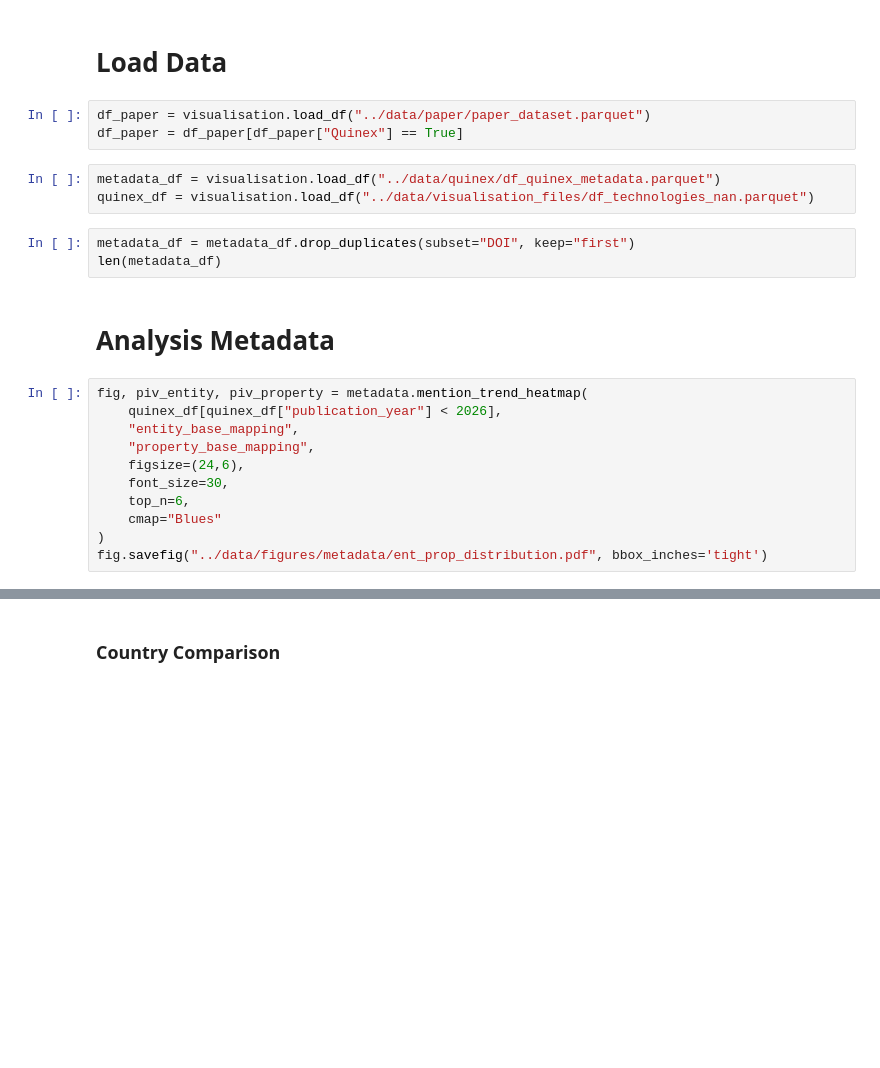
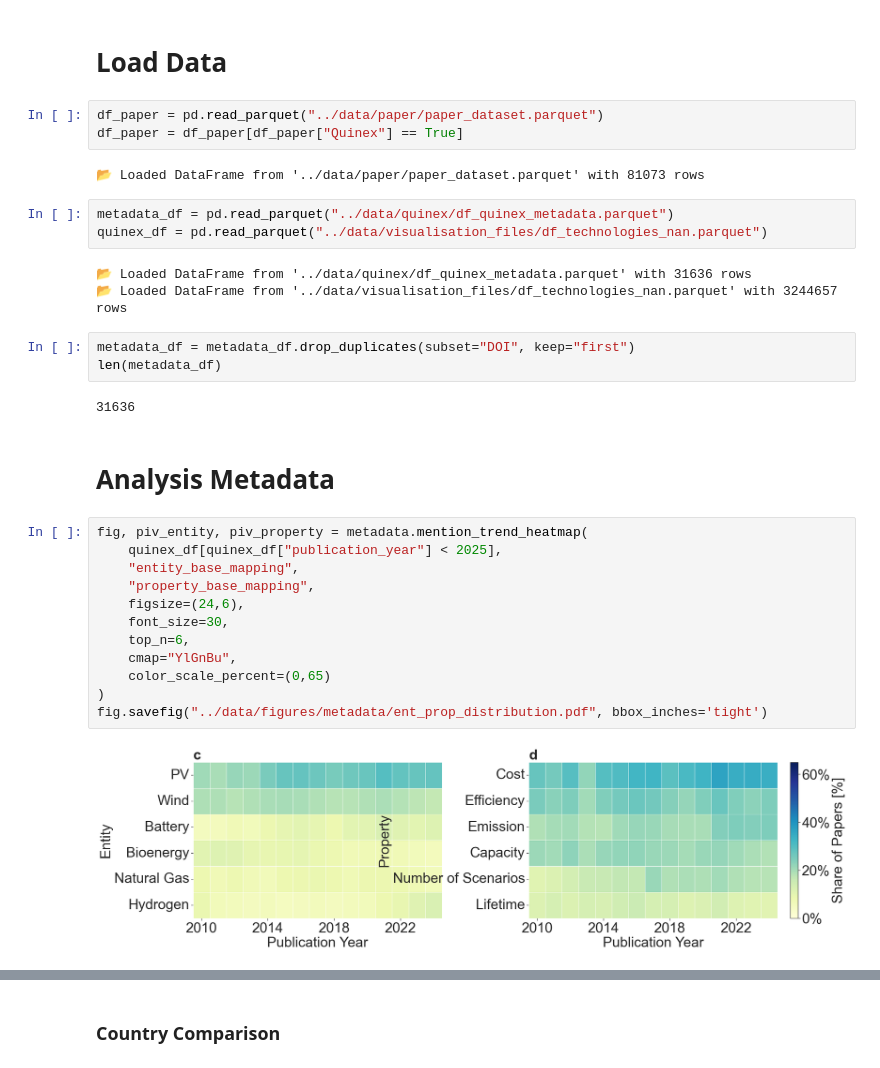
Before and after one commit to FZJ-IEK3-VSA/quinex-energy-system-studies, a Jupyter notebook: notebooks/Step4_MetadataVisualisation.ipynb, the cells around one changed output, grey strips where cells are left out. Saved outputs shown, nothing was run; the diff lists cells and outputs as text; blank space fills up the shorter version.

Commit message:
Adapted Dashboard and Resorted the visualisation functions

```diff
--- a/notebooks/Step4_MetadataVisualisation.ipynb
+++ b/notebooks/Step4_MetadataVisualisation.ipynb
@@ -12,24 +11,34 @@ metadata = VisualisationMetadata("../data/quinex/df_quinex_metadata_new.parquet"
 # %% [markdown]
 # **Load Data**
 # %%
-df_paper = visualisation.load_df("../data/paper/paper_dataset.parquet")
+df_paper = pd.read_parquet("../data/paper/paper_dataset.parquet")
 df_paper = df_paper[df_paper["Quinex"] == True]
+# %% [output]
+📂 Loaded DataFrame from '../data/paper/paper_dataset.parquet' with 81073 rows
 # %%
-metadata_df = visualisation.load_df("../data/quinex/df_quinex_metadata.parquet")
-quinex_df = visualisation.load_df("../data/visualisation_files/df_technologies_nan.parquet")
+metadata_df = pd.read_parquet("../data/quinex/df_quinex_metadata.parquet")
+quinex_df = pd.read_parquet("../data/visualisation_files/df_technologies_nan.parquet")
+# %% [output]
+📂 Loaded DataFrame from '../data/quinex/df_quinex_metadata.parquet' with 31636 rows
+📂 Loaded DataFrame from '../data/visualisation_files/df_technologies_nan.parquet' with 3244657 rows
 # %%
 metadata_df = metadata_df.drop_duplicates(subset="DOI", keep="first")
 len(metadata_df)
+# %% [output]
+31636
 # %% [markdown]
 # **Analysis Metadata**
 # %%
 fig, piv_entity, piv_property = metadata.mention_trend_heatmap(
-    quinex_df[quinex_df["publication_year"] < 2026],
+    quinex_df[quinex_df["publication_year"] < 2025],
     "entity_base_mapping",
     "property_base_mapping",
     figsize=(24,6),
     font_size=30,
     top_n=6,
-    cmap="Blues"
+    cmap="YlGnBu",
+    color_scale_percent=(0,65)
 )
 fig.savefig("../data/figures/metadata/ent_prop_distribution.pdf", bbox_inches='tight')
+# %% [output]
+[figure, added]
```
Also changed, not shown: parts of 11 cells of this notebook, 20 other files.
